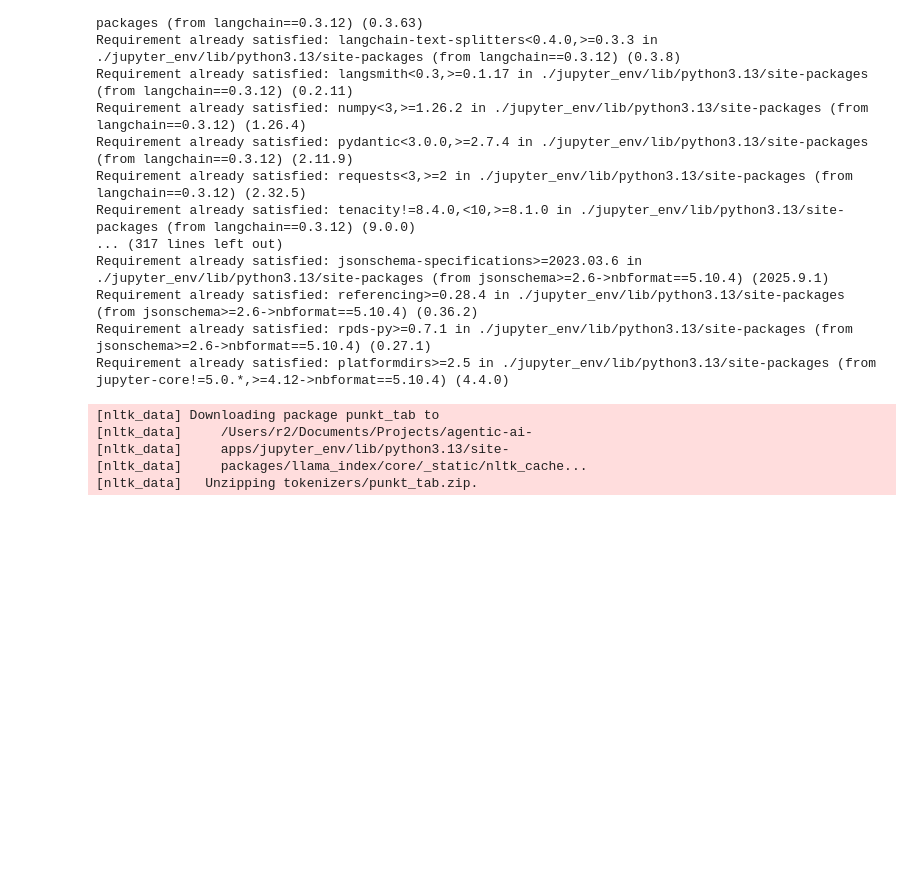
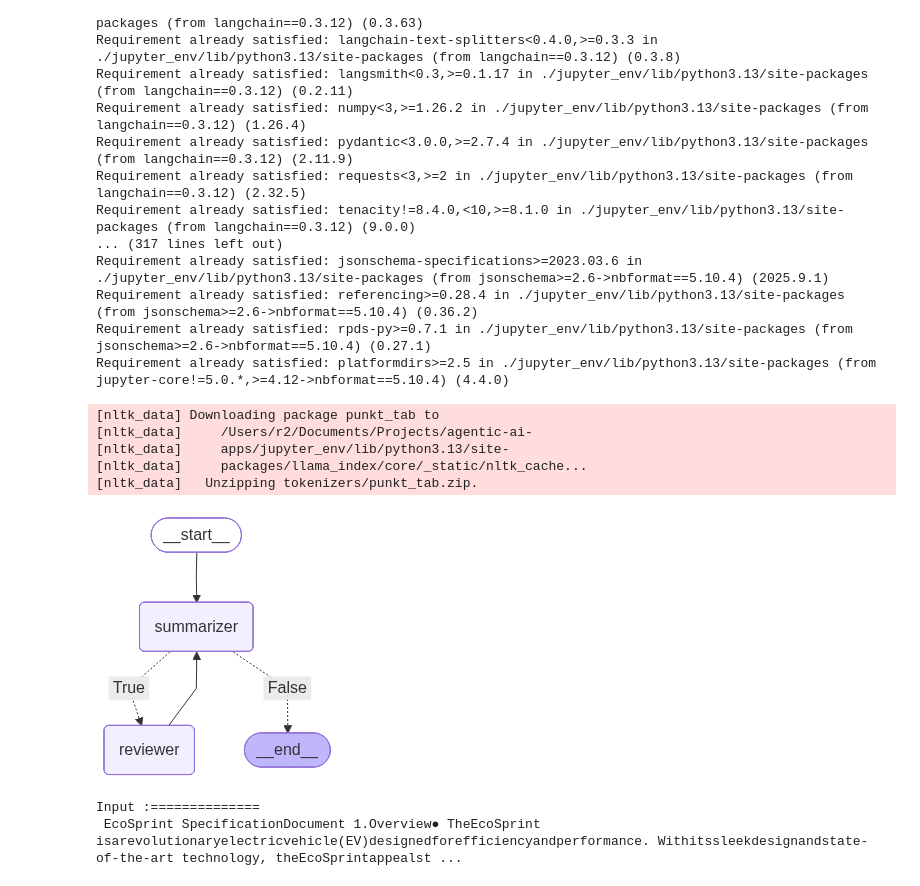
Before and after one commit to rebase-master/agentic-ai-apps, a Jupyter notebook: summary-chatbot-with-reviewer.ipynb, the cells around one changed output. Drawn from its saved outputs; the diff is of its cells as text; code cells hidden in the pictures; blank space fills up the shorter version.

Commit message:
Setup the summary-with-review chatbot Add sample data file for input

```diff
--- a/summary-chatbot-with-reviewer.ipynb
+++ b/summary-chatbot-with-reviewer.ipynb
@@ -143,3 +143,28 @@ class SummaryAgent:
             return False
         else:
             return True
+# %%
+from IPython.display import Image
+from langchain_community.document_loaders import PyPDFLoader
+
+#Setup the summary chatbot
+summary_chatbot = SummaryAgent(model,
+                               summarizer_prompt,
+                               reviewer_prompt,
+                               debug=True)
+
+Image(summary_chatbot.summary_agent_graph.get_graph().draw_mermaid_png())
+# %% [output]
+[figure, added]
+# %%
+#Input file for execution
+# Load, chunk and index the contents of the pdf.
+loader=PyPDFLoader("./data/EcoSprint_Specification_Document.pdf")
+docs = loader.load()
+
+#Pick the first page of the doc as content
+source_content=docs[0].page_content.replace("\n"," ")
+print(f"Input :==============\n {source_content}\n")
+# %% [output]
+Input :==============
+ EcoSprint SpecificationDocument 1.Overview● TheEcoSprint isarevolutionaryelectricvehicle(EV)designedforefficiencyandperformance. Withitssleekdesignandstate-of-the-art technology, theEcoSprintappealst ...
```
Also changed, not shown: 1 other file.
